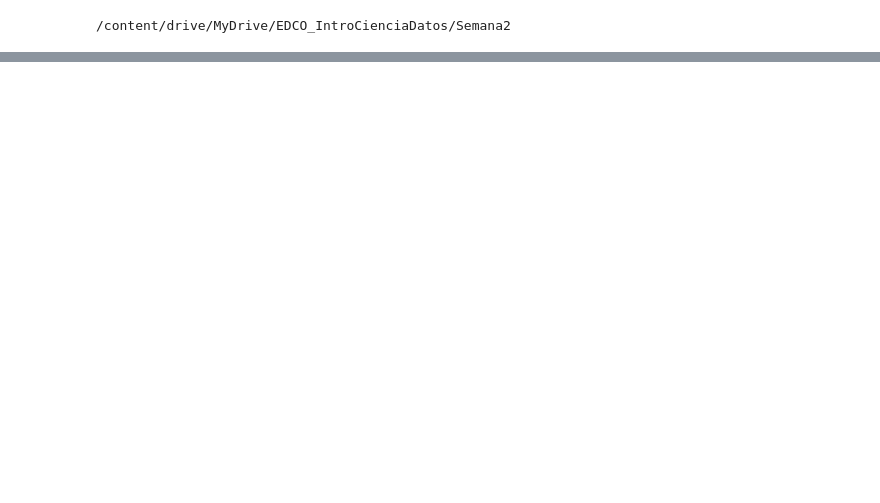
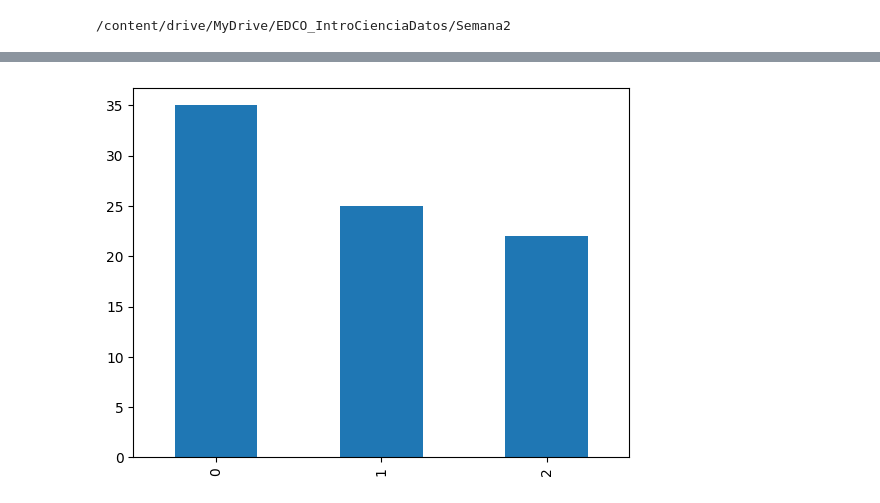
Before and after one commit to dmhenaopa/EDCO, a Jupyter notebook: Semana2/Sesion3.ipynb, the cells around one changed output, grey strips where cells are left out. Saved outputs shown, nothing was run; the diff lists cells and outputs as text; code cells hidden in the pictures; blank space fills up the shorter version.

```diff
--- a/Semana2/Sesion3.ipynb
+++ b/Semana2/Sesion3.ipynb
@@ -258,0 +320,5 @@ for i in range (0, 40):
+# %%
+df['Edad'].plot(kind='bar')
+plt.savefig('edad.png')
+# %% [output]
+[figure, added]
```
Also changed, not shown: parts of 63 cells of this notebook.
